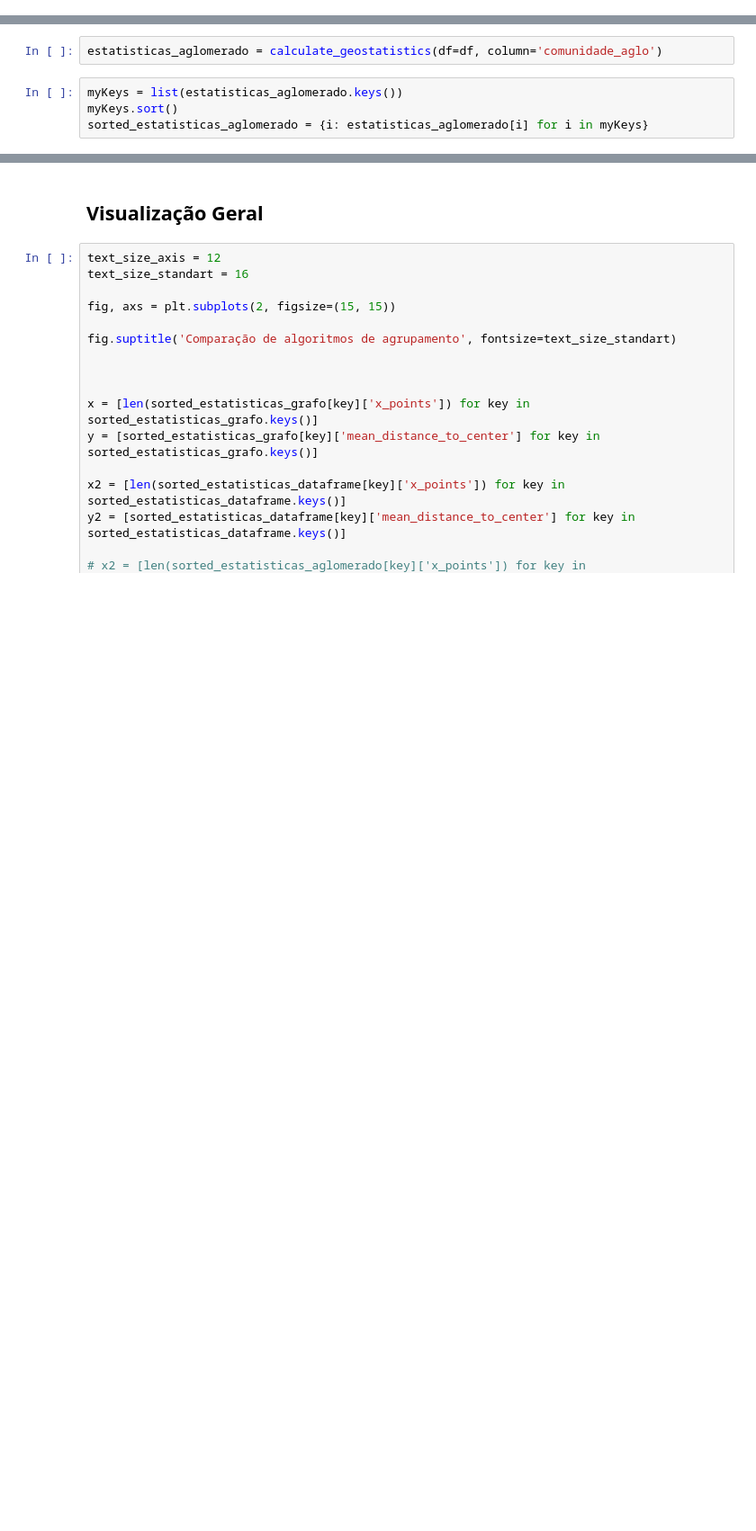
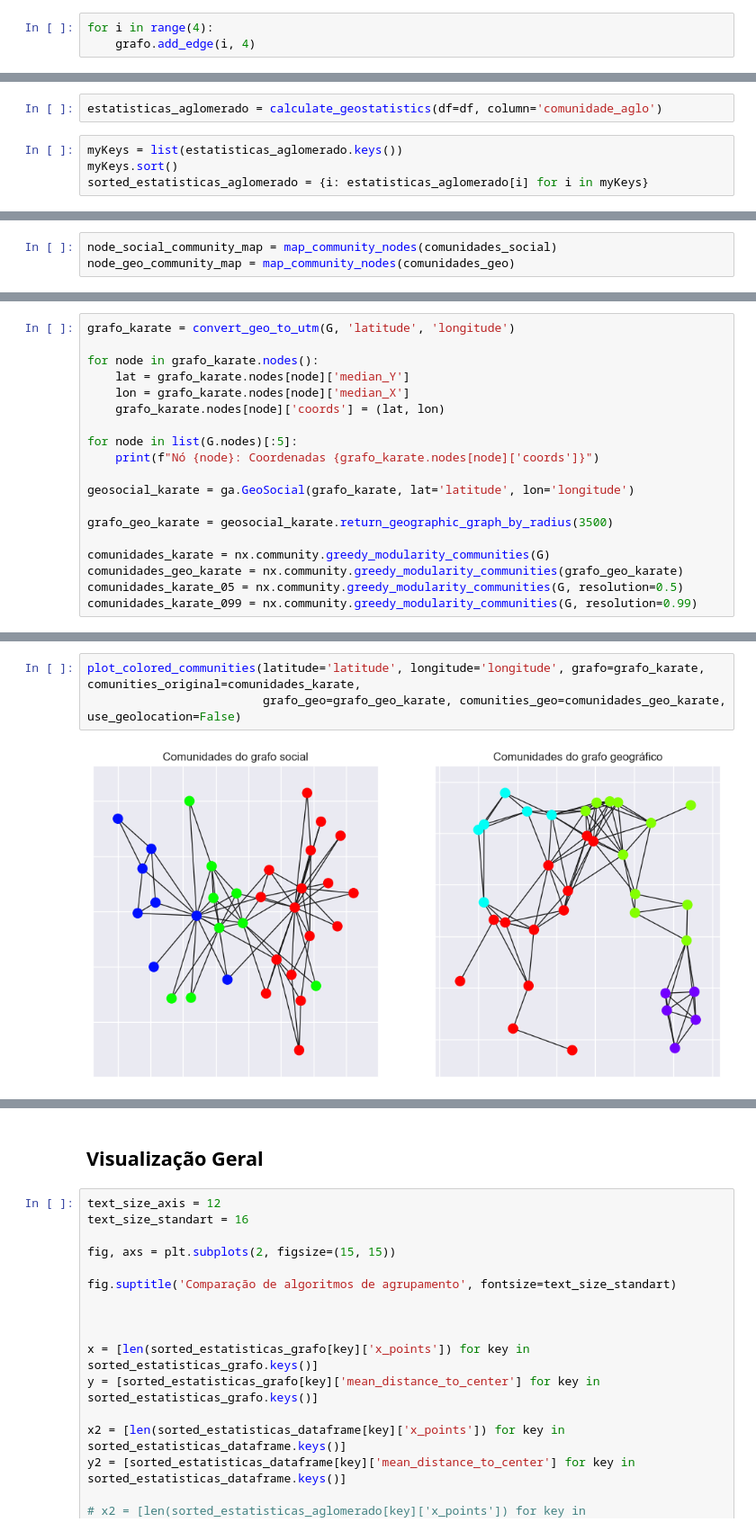
Before and after one commit to lealeric/Codigo_TCC, a Jupyter notebook: TCC_ERIC.ipynb, the cells around one changed output, grey strips where cells are left out. Shown: that part at 90% size. Cells and saved outputs as stored; diff of their text form; blank space fills up the shorter version.

```diff
--- a/TCC_ERIC.ipynb
+++ b/TCC_ERIC.ipynb
@@ -1424 +1597,4 @@ Resultado da transformação: 0.24186323408333119
+# %%
+for i in range(4):
+    grafo.add_edge(i, 4)
 # %%
@@ -1812,0 +2002,3 @@ sorted_estatisticas_aglomerado = {i: estatisticas_aglomerado[i] for i in myKeys}
+# %%
+node_social_community_map = map_community_nodes(comunidades_social)
+node_geo_community_map = map_community_nodes(comunidades_geo)
@@ -1812,0 +2136,19 @@ sorted_estatisticas_aglomerado = {i: estatisticas_aglomerado[i] for i in myKeys}
+# %%
+grafo_karate = convert_geo_to_utm(G, 'latitude', 'longitude')
+
+for node in grafo_karate.nodes():
+    lat = grafo_karate.nodes[node]['median_Y']
+    lon = grafo_karate.nodes[node]['median_X']
+    grafo_karate.nodes[node]['coords'] = (lat, lon)
+
+for node in list(G.nodes)[:5]:
+    print(f"Nó {node}: Coordenadas {grafo_karate.nodes[node]['coords']}")
+
+geosocial_karate = ga.GeoSocial(grafo_karate, lat='latitude', lon='longitude')
+
+grafo_geo_karate = geosocial_karate.return_geographic_graph_by_radius(3500)
+
+comunidades_karate = nx.community.greedy_modularity_communities(G)
+comunidades_geo_karate = nx.community.greedy_modularity_communities(grafo_geo_karate)
+comunidades_karate_05 = nx.community.greedy_modularity_communities(G, resolution=0.5)
+comunidades_karate_099 = nx.community.greedy_modularity_communities(G, resolution=0.99)
@@ -1812,0 +2180,5 @@ sorted_estatisticas_aglomerado = {i: estatisticas_aglomerado[i] for i in myKeys}
+# %%
+plot_colored_communities(latitude='latitude', longitude='longitude', grafo=grafo_karate, comunities_original=comunidades_karate,
+                         grafo_geo=grafo_geo_karate, comunities_geo=comunidades_geo_karate, use_geolocation=False)
+# %% [output]
+[figure, added]
```
Also changed, not shown: parts of 104 cells of this notebook, 25 other files.
